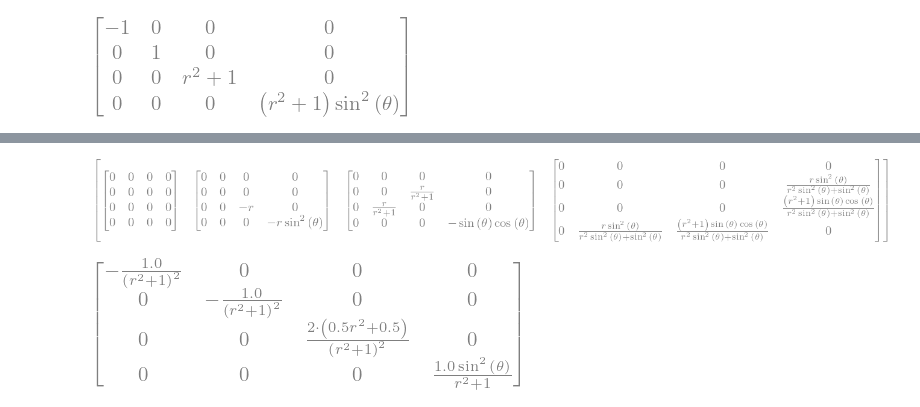
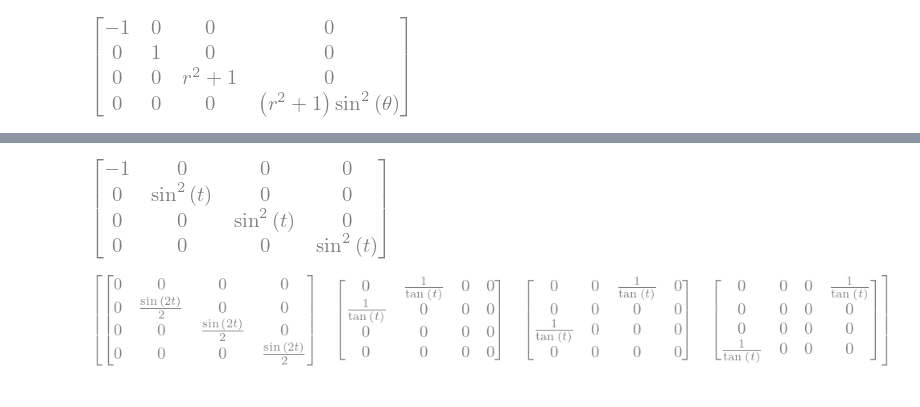
Before and after one commit to algorythmist/computational-physics, a Jupyter notebook: einsteinpy-exploration.ipynb, the cells around one changed output, grey strips where cells are left out. Cells and saved outputs as stored; diff of their text form; code cells hidden in the pictures.

Commit message:
einsteinpy

```diff
--- a/einsteinpy-exploration.ipynb
+++ b/einsteinpy-exploration.ipynb
@@ -18,8 +42,15 @@ metric.tensor()
+# %%
+# Now set up an oscillating universe
+
+syms = sympy.symbols("t r theta phi")
+t, r, th, ph = syms
+m = sympy.diag(-1, sin(t)**2, sin(t)**2, sin(t)**2 ).tolist()
+metric = MetricTensor(m, syms)
+# %%
+metric.tensor()
+# %% [output]
+[figure, added]
 # %%
-ChristoffelSymbols.from_metric(metric).tensor()
+simplify(ChristoffelSymbols.from_metric(metric).tensor())
 # %% [output]
-[figure, old version]
+[figure, new version]
-# %%
-EinsteinTensor.from_metric(metric).tensor()
-# %% [output]
-[figure, removed]
```
Also changed, not shown: parts of 5 cells of this notebook.
